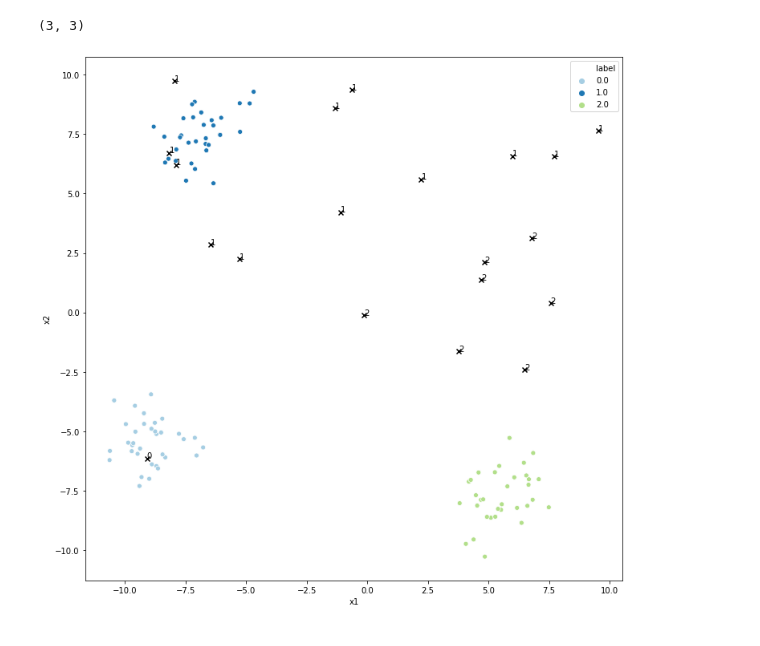
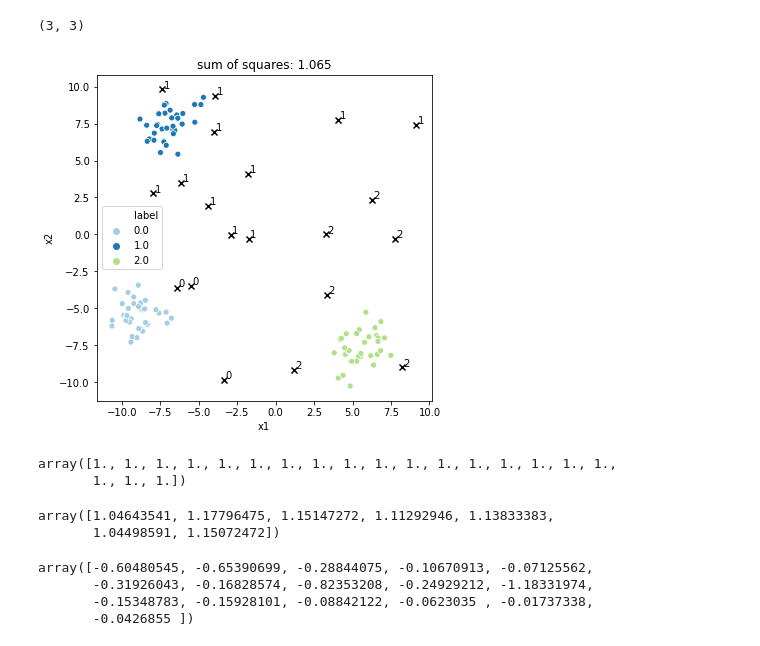
Before and after one commit to wouterMostard/PRML, a Jupyter notebook: Chapter 4 Linear Models for classification.ipynb, the cells around one changed output. Saved outputs shown, nothing was run; the diff lists cells and outputs as text; code cells hidden in the pictures.

```diff
--- a/Chapter 4 Linear Models for classification.ipynb
+++ b/Chapter 4 Linear Models for classification.ipynb
@@ -38,18 +42,22 @@ print(W.shape)
 # %%
 # To show that it works, sample 20 new test datapoints and assign to the max value after the linear transformation
 X_test = np.random.uniform(-10, 10, (2, 20))
 X_test = np.concatenate([np.ones((1, 20)), X_test], axis=0)
 predictions = np.argmax(W.T @ X_test, axis=0)
 
-plt.figure(figsize=(12,12))
+# Calculate the sum of squares error
+sum_of_squares = (1 / 2) * np.trace(((X @ W) - T).T @ ((X @ W) - T))
+
+plt.figure(figsize=(6, 6))
+plt.title(f'sum of squares: {sum_of_squares.round(3)}')
 sns.scatterplot(x='x1', y='x2', hue='label', data=df, palette="Paired")
 for index, label in enumerate(np.unique(predictions)):
     subset = X_test.T[predictions == label]
     plt.scatter(subset[:,1], subset[:,2], c='black', marker='x')
 
     for item in subset:
-        plt.text(item[1], item[2], label)
+        plt.text(item[1] + 0.1, item[2] + 0.1, label)
 
 plt.show()
 # %% [output]
-[figure, old version]
+[figure, new version]
@@ -55,0 +66,17 @@ plt.show()
+# %%
+probabilities.sum(axis=1)
+# %% [output]
+array([1., 1., 1., 1., 1., 1., 1., 1., 1., 1., 1., 1., 1., 1., 1., 1., 1.,
+       1., 1., 1.])
+# %%
+probabilities[probabilities > 1.0]
+# %% [output]
+array([1.04643541, 1.17796475, 1.15147272, 1.11292946, 1.13833383,
+       1.04498591, 1.15072472])
+# %%
+probabilities[probabilities < 0.0]
+# %% [output]
+array([-0.60480545, -0.65390699, -0.28844075, -0.10670913, -0.07125562,
+       -0.31926043, -0.16828574, -0.82353208, -0.24929212, -1.18331974,
+       -0.15348783, -0.15928101, -0.08842122, -0.0623035 , -0.01737338,
+       -0.0426855 ])
```
Also changed, not shown: parts of 3 cells of this notebook.
